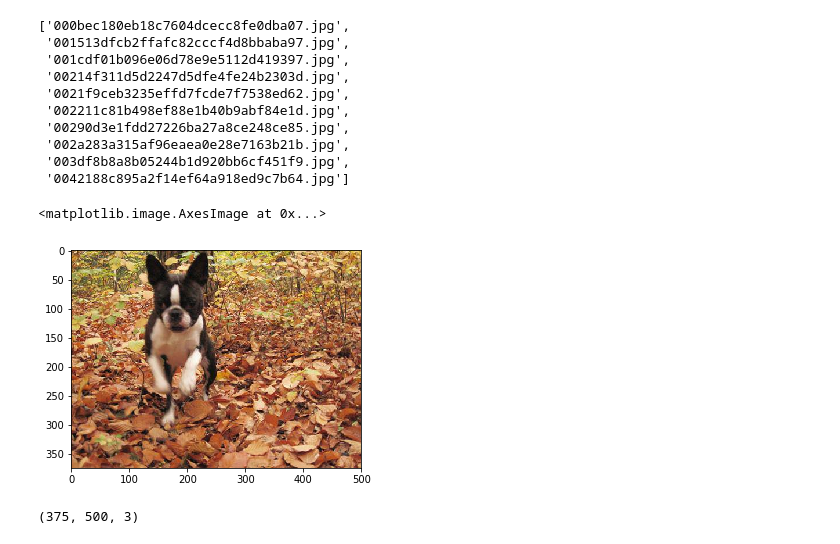
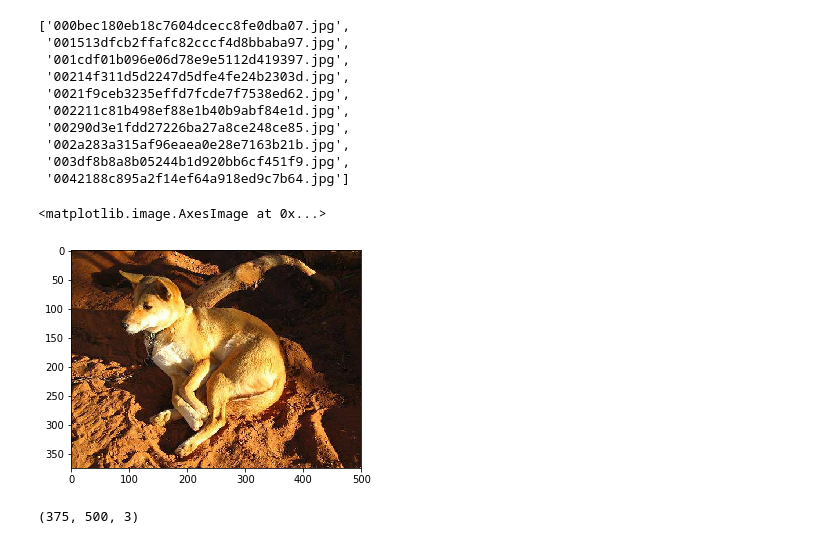
Before and after one commit to c1505/fastai, a Jupyter notebook: courses/dl1/breeds.ipynb, the cells around one changed output. Cells and saved outputs as stored; diff of their text form; code cells hidden in the pictures.

```diff
--- a/courses/dl1/breeds.ipynb
+++ b/courses/dl1/breeds.ipynb
@@ -36,11 +41,11 @@ train_files_head
  '003df8b8a8b05244b1d920bb6cf451f9.jpg',
  '0042188c895a2f14ef64a918ed9c7b64.jpg']
 # %%
-img = plt.imread(f'{PATH}/train/{train_files_head[0]}')
+img = plt.imread(f'{PATH}train/{train_files_head[1]}')
 plt.imshow(img)
 # %% [output]
 <matplotlib.image.AxesImage at 0x...>
-[figure, old version]
+[figure, new version]
 # %%
 img.shape
 # %% [output]
```
Also changed, not shown: parts of 26 cells of this notebook.
